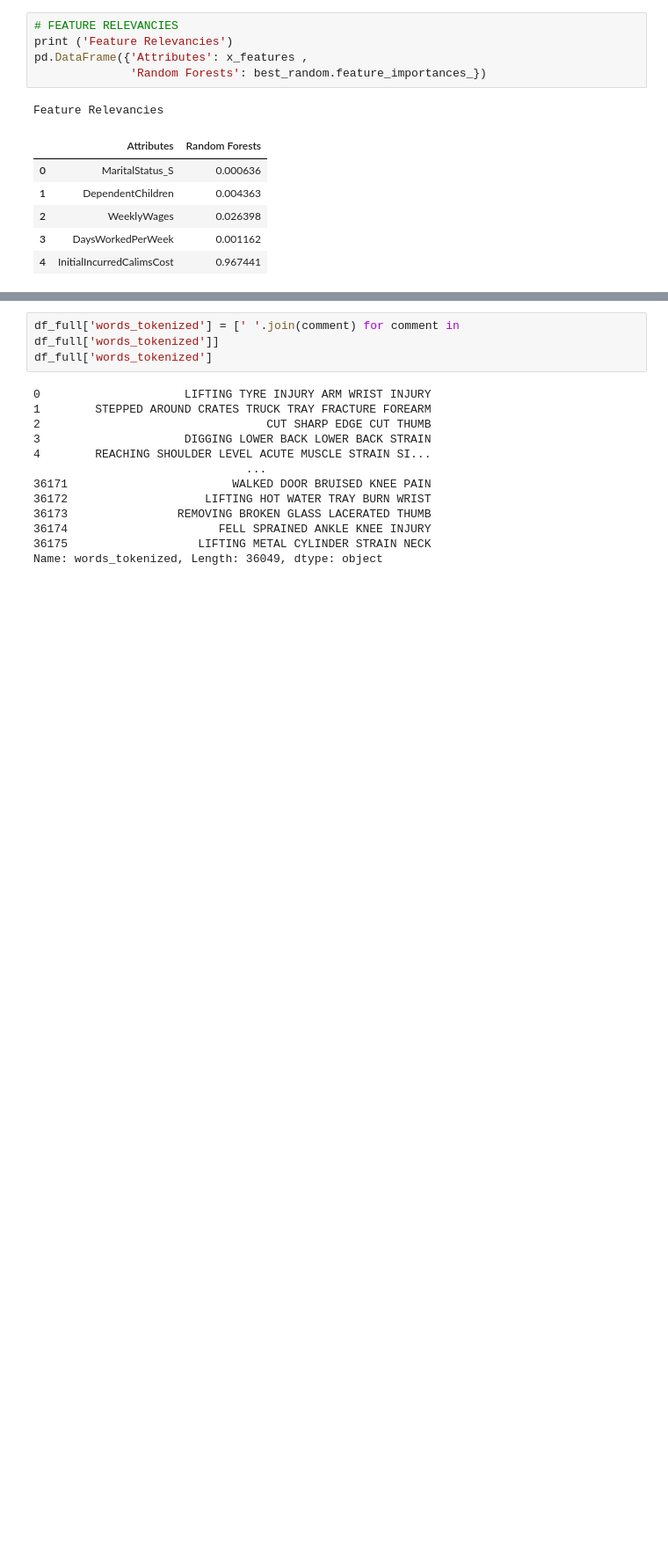
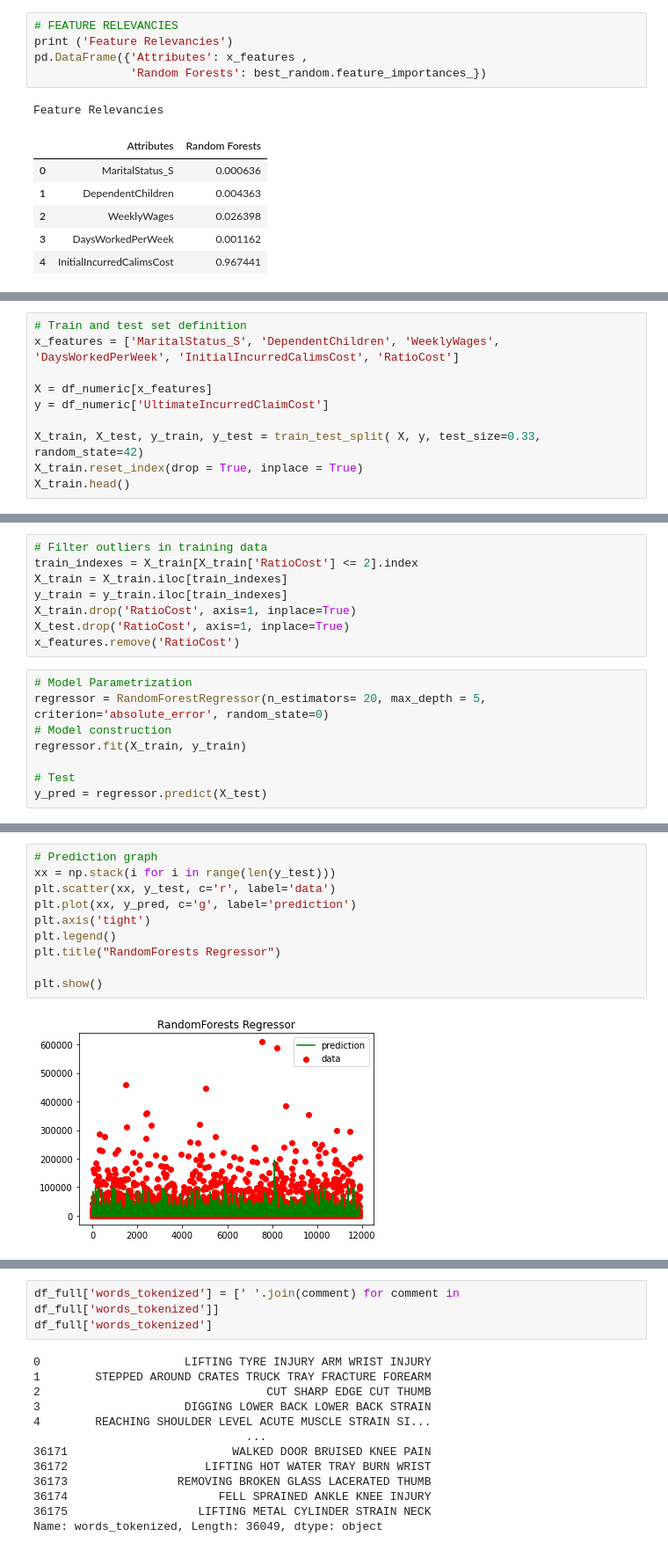
Before and after one commit to Laura-VFA/MachineLearning-21-22, a Jupyter notebook: ML_Deliverable3.ipynb, the cells around one changed output, grey strips where cells are left out. Shown at 88% size. Saved outputs shown, nothing was run; the diff lists cells and outputs as text; blank space fills up the shorter version.

```diff
--- a/ML_Deliverable3.ipynb
+++ b/ML_Deliverable3.ipynb
@@ -1435,0 +1551,10 @@ Feature Relevancies
+# %%
+# Train and test set definition
+x_features = ['MaritalStatus_S', 'DependentChildren', 'WeeklyWages', 'DaysWorkedPerWeek', 'InitialIncurredCalimsCost', 'RatioCost']
+
+X = df_numeric[x_features]
+y = df_numeric['UltimateIncurredClaimCost']
+
+X_train, X_test, y_train, y_test = train_test_split( X, y, test_size=0.33, random_state=42)
+X_train.reset_index(drop = True, inplace = True)
+X_train.head()
@@ -1435,0 +1568,16 @@ Feature Relevancies
+# %%
+# Filter outliers in training data
+train_indexes = X_train[X_train['RatioCost'] <= 2].index
+X_train = X_train.iloc[train_indexes]
+y_train = y_train.iloc[train_indexes]
+X_train.drop('RatioCost', axis=1, inplace=True)
+X_test.drop('RatioCost', axis=1, inplace=True)
+x_features.remove('RatioCost')
+# %%
+# Model Parametrization
+regressor = RandomForestRegressor(n_estimators= 20, max_depth = 5, criterion='absolute_error', random_state=0)
+# Model construction
+regressor.fit(X_train, y_train)
+
+# Test
+y_pred = regressor.predict(X_test)
@@ -1435,0 +1595,12 @@ Feature Relevancies
+# %%
+# Prediction graph
+xx = np.stack(i for i in range(len(y_test)))
+plt.scatter(xx, y_test, c='r', label='data')
+plt.plot(xx, y_pred, c='g', label='prediction')
+plt.axis('tight')
+plt.legend()
+plt.title("RandomForests Regressor")
+
+plt.show()
+# %% [output]
+[figure, added]
```
Also changed, not shown: parts of 92 cells of this notebook.
